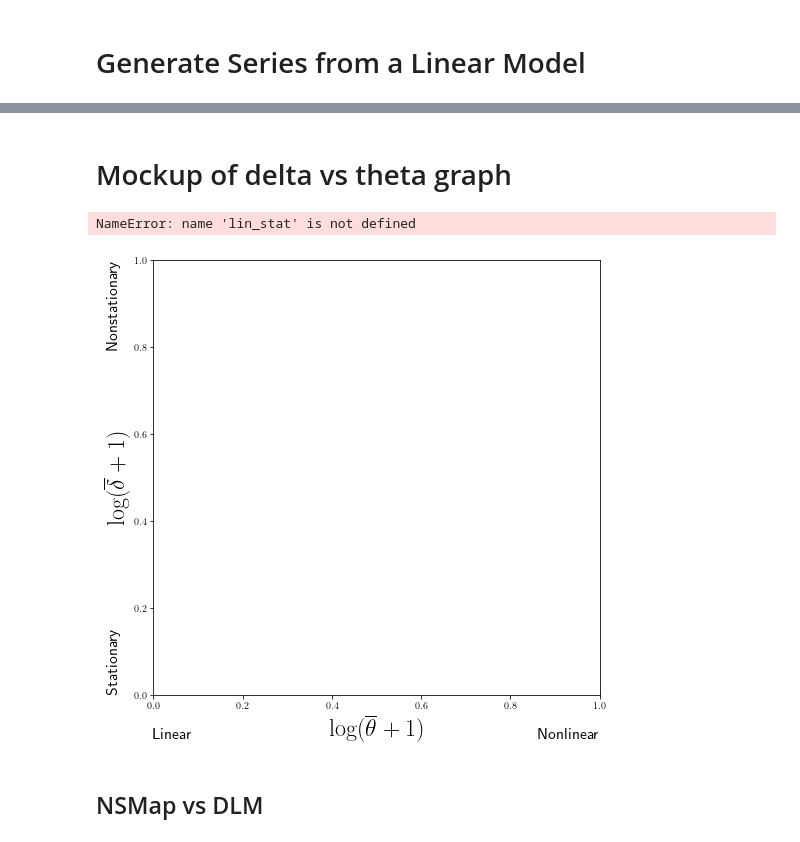
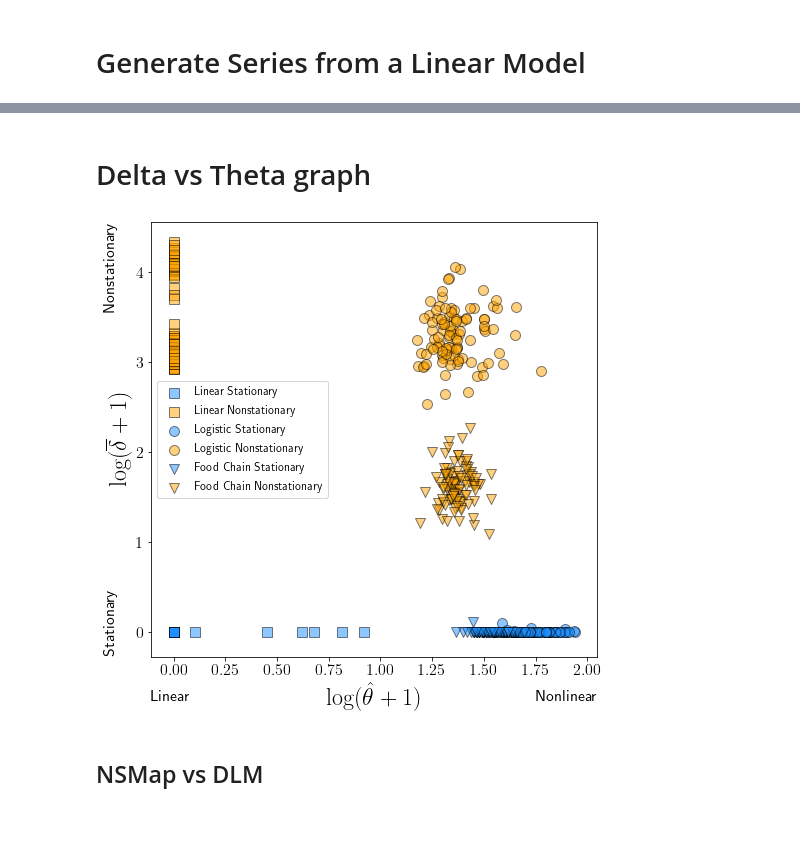
Before and after one commit to kenflat2/Nonlinear-Regression, a Jupyter notebook: Simulation Results Round 1.ipynb, the cells around one changed output, grey strips where cells are left out. Drawn from its saved outputs; the diff is of its cells as text; code cells hidden in the pictures.

```diff
--- a/Simulation Results Round 1.ipynb
+++ b/Simulation Results Round 1.ipynb
@@ -27,6 +30,7 @@ plt.rcParams['text.usetex'] = True
 # %% [markdown]
 # Generate Series from a Linear Model
 # %%
+"""
 def generateLinearSeries(length=200,pro_noise=0.0, obs_noise=0.1, theta=lambda t: np.pi/6):
 
     A = lambda theta: np.array([[np.cos(theta),-np.sin(theta)],[np.sin(theta),np.cos(theta)]])
@@ -43,6 +47,16 @@ def generateLinearSeries(length=200,pro_noise=0.0, obs_noise=0.1, theta=lambda t
 
     # return standardize(ts) if ns else standardize(ts)
     return ts # + np.linspace(0,1,num=length) if ns else ts
+"""
+
+def generateLinearSeries(length=200, obs_noise=0.1, theta=lambda t: np.pi/6):
+    init = rand.random(1) * 2 * np.pi
+
+    t = np.linspace(0, 1, num = length)
+    ts = np.sin(t * length * theta(t) + init) * np.sqrt(2)
+    ts = ts + rand.normal(0, obs_noise, length)
+
+    return ts
 # %%
 Xr = generateLinearSeries(theta = lambda t: (0.5 + t) * np.pi / 6)
 plotTS(Xr)
@@ -336,16 +428,19 @@ array([[0.        , 0.        , 2.89043328, 0.92574699, 0.        ,
 # %% [markdown]
-# Mockup of delta vs theta graph
+# Delta vs Theta graph
 # %%
 # fill with data of results for Hastings Powell and Logistic in Round 2
+# l_data = np.loadtxt("simulation_results_final\logistic_NSMap_vs_DLM.csv",delimiter=',')
+# hp_data = np.loadtxt("simulation_results_final\hastings_powell_NSMap_vs_DLM.csv",delimiter=',')
+# lin_data = np.loadtxt("simulation_results_final\linear_NSMap_vs_DLM.csv",delimiter=',')
 l_data = np.loadtxt("logistic_NSMap_vs_DLM.csv",delimiter=',')
-hp_data = np.loadtxt("hastings_powell_NSMap_vs_DLM.csv",delimiter=',')
+hp_data = np.loadtxt("food_chain_NSMap_vs_DLM.csv",delimiter=',')
 lin_data = np.loadtxt("linear_NSMap_vs_DLM.csv",delimiter=',')
 
-l_nonstat = np.log(l_data[l_data[:,0] == 1][:,1:3]+1)
+l_nonstat = np.log(l_data[l_data[:,0] == 2][:,1:3]+1)
 l_stat = np.log(l_data[l_data[:,0] == 0][:,1:3]+1)
-hp_nonstat = np.log(hp_data[hp_data[:,0] == 1][:,1:3]+1)
+hp_nonstat = np.log(hp_data[hp_data[:,0] == 2][:,1:3]+1)
 hp_stat = np.log(hp_data[hp_data[:,0] == 0][:,1:3]+1)
-lin_nonstat = np.log(lin_data[lin_data[:,0] == 1][:,1:3]+1)
+lin_nonstat = np.log(lin_data[lin_data[:,0] == 2][:,1:3]+1)
 lin_stat = np.log(lin_data[lin_data[:,0] == 0][:,1:3]+1)
 # %%
 size = 100
@@ -360,48 +455,48 @@ text_padding = -0.075
 dithering = lambda: rand.normal(0,dither,size=size)
 
 dvt_fig, dvt_ax = plt.subplots(1, figsize=(8,8))
-dvt_ax.set_xlabel(r"$\log(\overline{\theta}+1)$",fontsize=fontsize_axis)
+dvt_ax.set_xlabel(r"$\log(\hat{\theta}+1)$",fontsize=fontsize_axis)
 dvt_ax.set_ylabel(r"$\log(\overline{\delta}+1)$",fontsize=fontsize_axis)
 # dvt_ax.set_xticks([0,1.75])
 dvt_ax.text(text_padding, 1, "Nonstationary", size=fontsize_text, rotation=90,
             horizontalalignment="right", verticalalignment="top",
             transform=dvt_ax.transAxes)
 dvt_ax.text(text_padding, 0, "Stationary", size=fontsize_text, rotation=90,
            horizontalalignment="right",verticalalignment="bottom",
            transform=dvt_ax.transAxes)
 dvt_ax.text(0, text_padding, "Linear", size=fontsize_text,
            horizontalalignment="left",verticalalignment="top",
            transform=dvt_ax.transAxes)
 dvt_ax.text(1, text_padding, "Nonlinear", size=fontsize_text,
            horizontalalignment="right",verticalalignment="top",
            transform=dvt_ax.transAxes)
 
-dvt_ax.scatter(lin_stat[:,1]+dithering(), lin_stat[:,0]+dithering(),
+dvt_ax.scatter(lin_stat[:,1], lin_stat[:,0],
                c="dodgerblue",marker="s", s=size, edgecolors="black",
                label="Linear Stationary", alpha=alpha)
-dvt_ax.scatter(lin_nonstat[:,1]+dithering(), lin_nonstat[:,0]+dithering(),
+dvt_ax.scatter(lin_nonstat[:,1], lin_nonstat[:,0],
                c="orange",marker="s", s=size, edgecolors="black",
                label="Linear Nonstationary", alpha=alpha)
-dvt_ax.scatter(l_stat[:,1]+dithering(), l_stat[:,0]+dithering(),
+dvt_ax.scatter(l_stat[:,1], l_stat[:,0],
                c="dodgerblue", s=size, edgecolors="black",
                label="Logistic Stationary", alpha=alpha)
-dvt_ax.scatter(l_nonstat[:,1]+dithering(), l_nonstat[:,0]+dithering(),
+dvt_ax.scatter(l_nonstat[:,1], l_nonstat[:,0],
                c="orange", s=size, edgecolors="black",
                label="Logistic Nonstationary", alpha=alpha)
-dvt_ax.scatter(hp_stat[:,1]+dithering(), hp_stat[:,0]+dithering(),
+dvt_ax.scatter(hp_stat[:,1], hp_stat[:,0],
                c="dodgerblue",marker="v", s=size, edgecolors="black",
-               label="Hastings Powell Stationary", alpha=alpha)
-dvt_ax.scatter(hp_nonstat[:,1]+dithering(), hp_nonstat[:,0]+dithering(),
+               label="Food Chain Stationary", alpha=alpha)
+dvt_ax.scatter(hp_nonstat[:,1], hp_nonstat[:,0],
                c="orange",marker="v", s=size, edgecolors="black",
-               label="Hastings Powell Nonstationary", alpha=alpha)
+               label="Food Chain Nonstationary", alpha=alpha)
 
 plt.xticks(fontsize=fontsize_ticks, rotation=0)
 plt.yticks(fontsize=fontsize_ticks, rotation=0)
 plt.legend(prop={"size":fontsize_legend})
-plt.show()
+# plt.savefig("../Figures/round1_delta_theta.png",dpi=300)
+plt.savefig(f"../PDF_figures_tables/round1_results/round1_delta_theta.pdf", format="pdf", bbox_inches="tight")
 # %% [output]
-NameError: name 'lin_stat' is not defined
-[figure, old version]
+[figure, new version]
 # %%
 # DLM Version
 
```
Also changed, not shown: parts of 45 cells of this notebook, 9 other files.
